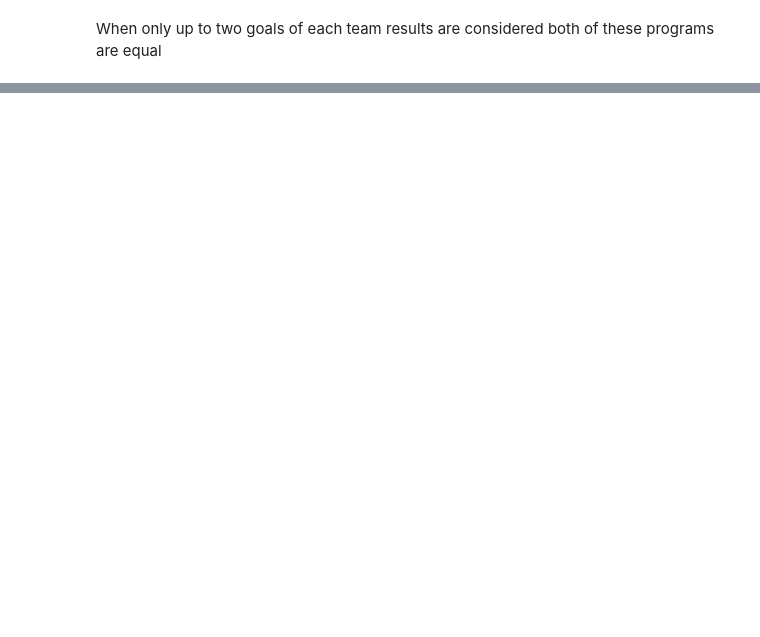
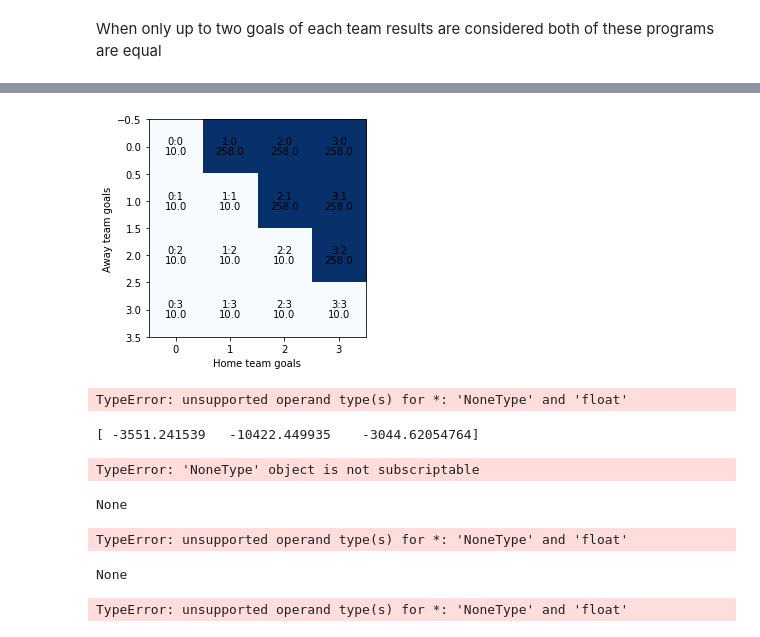
Before and after one commit to syrovzde/inefficiencies, a Jupyter notebook: easy_examples.ipynb, the cells around one changed output, grey strips where cells are left out. Saved outputs shown, nothing was run; the diff lists cells and outputs as text; code cells hidden in the pictures; blank space fills up the shorter version.

```diff
--- a/easy_examples.ipynb
+++ b/easy_examples.ipynb
@@ -166,0 +174,61 @@ plt.show()
+# %%
+
+
+points = 3
+all_results = (points+1)**2
+draw_results = points + 1
+home_results = (all_results - draw_results)/2
+away_win =  (all_results-draw_results)/2
+weights = np.ones((points+1)**2)
+matrix_A = arbitrage_main.create_matrix_a(3.2,3.2,2.9,points)
+lambda_h = 1.5
+lambda_a = 1
+k=poisson.poisson(lambda_h=lambda_h,lambda_a=lambda_a,points=points+1)
+_,x,z = arb.solve_maxprofit_gurobi(matrix_A=matrix_A,weights=k)
+max_sum_transformed=arbitrage_main.calculate_profit_easy_example(bets=x,odds=np.array([3.2,3.2,2.9]),points=points)
+
+N = max_sum_transformed
+plt.imshow(N, cmap="Blues")
+for i in range(points+1):
+  for j in range(points+1):
+    chstr =  str(j) + ":" + str(i)
+    plt.text(j, i, chstr, ha="center", va="bottom")
+    plt.text(j, i, round(N[i, j].item(),1), ha="center", va="top")
+#arrs[0].axis("off")
+plt.ylabel('Away team goals')
+plt.xlabel('Home team goals')
+#minimalizovat varianci pro ruzne vysledky ex - gamma*v
+#modern portfolio theory
+plt.show()
+# %% [output]
+[figure, added]
+# %%
+# 3 cases:
+#Real lambdas
+points = 3
+real_lambda_h = 1.5
+real_lambda_a = 1
+
+a,b = arbitrage_main.simple_test_real_probs(lambda_a_book=real_lambda_a+0.5,lambda_h_book=real_lambda_h-0.5,
+                                            lambda_a_model=real_lambda_a,lambda_h_model=real_lambda_h,
+                                            real_lambda_a=real_lambda_a,real_lambda_h=real_lambda_h,
+                                            arb=arb,threshold=0)
+print(a,b)
+# %% [output]
+TypeError: unsupported operand type(s) for *: 'NoneType' and 'float'
+# %%
+a,b = arbitrage_main.simple_test_real_probs(lambda_a_book=1,lambda_h_book=2,
+                                            lambda_a_model=1,lambda_h_model=2,
+                                            real_lambda_a=real_lambda_a ,real_lambda_h=real_lambda_h,
+                                            arb=arb)
+# %% [output]
+[ -3551.241539   -10422.449935    -3044.62054764]
+TypeError: 'NoneType' object is not subscriptable
+# %%
+a,b = arbitrage_main.simple_test_real_probs(lambda_a_book=real_lambda_a-0.2,lambda_h_book=real_lambda_h+0.2,
+                                            lambda_a_model=real_lambda_a,lambda_h_model=real_lambda_h,
+                                            real_lambda_a=real_lambda_a,real_lambda_h=real_lambda_h,
+                                            arb=arb)
+# %% [output]
+None
+TypeError: unsupported operand type(s) for *: 'NoneType' and 'float'
@@ -166,0 +238,12 @@ plt.show()
+# %%
+
+res = arbitrage_main.simple_test_real_probs(lambda_a_book=3,lambda_h_book=1,
+                                            lambda_a_model=real_lambda_a,lambda_h_model=real_lambda_h,
+                                            real_lambda_a=real_lambda_a,real_lambda_h=real_lambda_h,
+                                            arb=arb,points=10,threshold=0)
+print("When only true arbitrages are considered difference between true distribution and bookmaker one is irrelevant."
+      "This is result when bookmaker lambdas are 5 for away team and 1 for home team when true lambdas are 1 for away and 1.5 for home:"
+      " profit is {k}.".format(k=res))
+# %% [output]
+None
+TypeError: unsupported operand type(s) for *: 'NoneType' and 'float'
```
Also changed, not shown: parts of 12 cells of this notebook, 8 other files.
